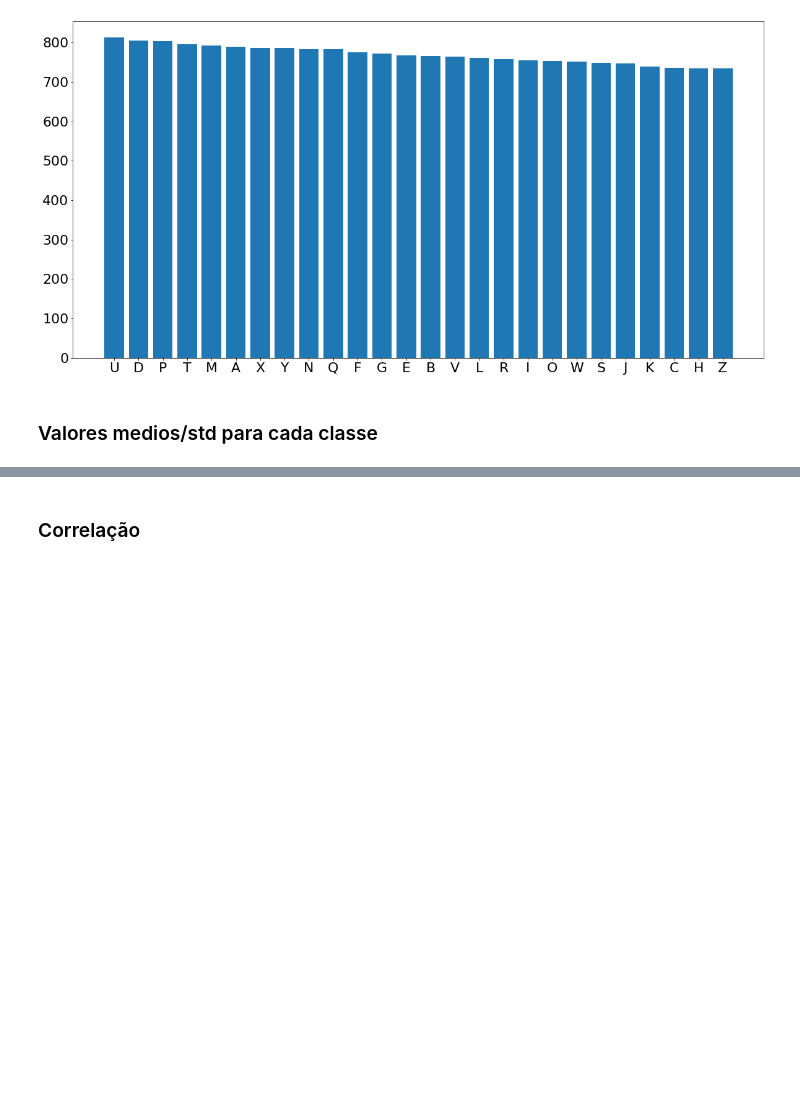
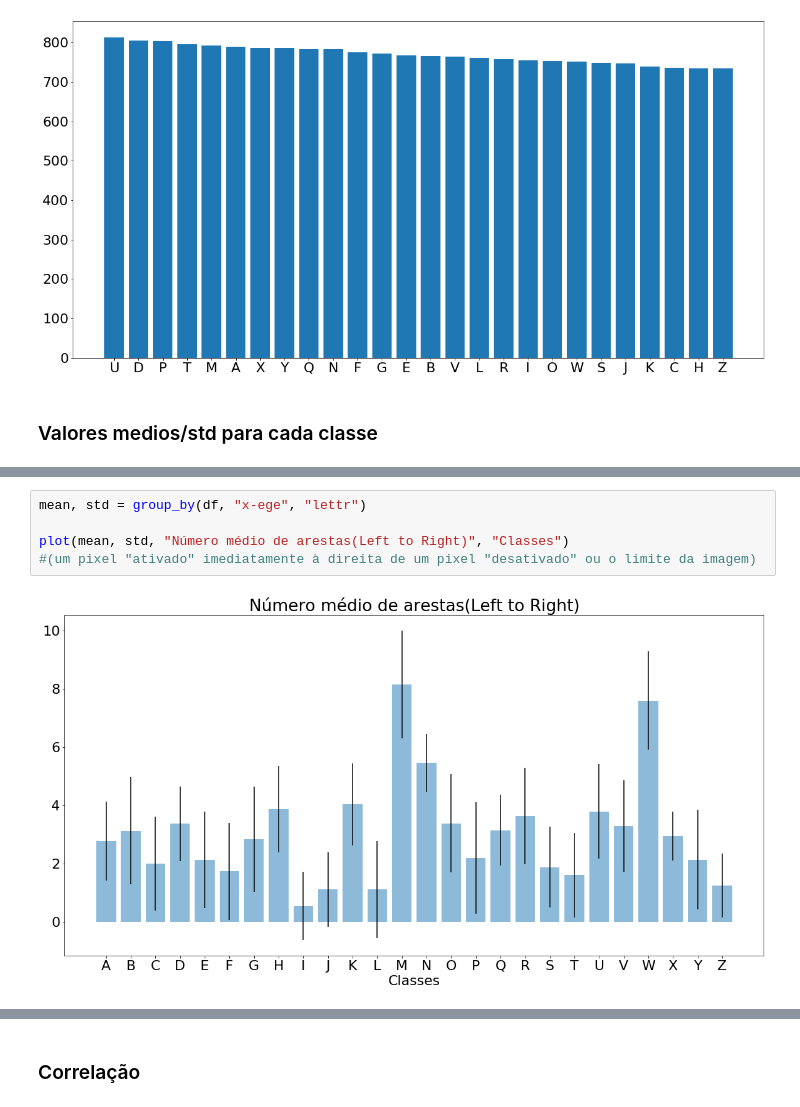
Before and after one commit to vktorbr/Letter-Recognition, a Jupyter notebook: eda.ipynb, the cells around one changed output, grey strips where cells are left out. Saved outputs shown, nothing was run; the diff lists cells and outputs as text; blank space fills up the shorter version.

```diff
--- a/eda.ipynb
+++ b/eda.ipynb
@@ -108,0 +111,7 @@ ax2.bar(mean.index, mean.values, yerr=std, align='center', alpha=0.5)
+# %%
+mean, std = group_by(df, "x-ege", "lettr")
+
+plot(mean, std, "Número médio de arestas(Left to Right)", "Classes")
+#(um pixel "ativado" imediatamente à direita de um pixel "desativado" ou o limite da imagem)
+# %% [output]
+[figure, added]
```
Also changed, not shown: parts of 5 cells of this notebook.
